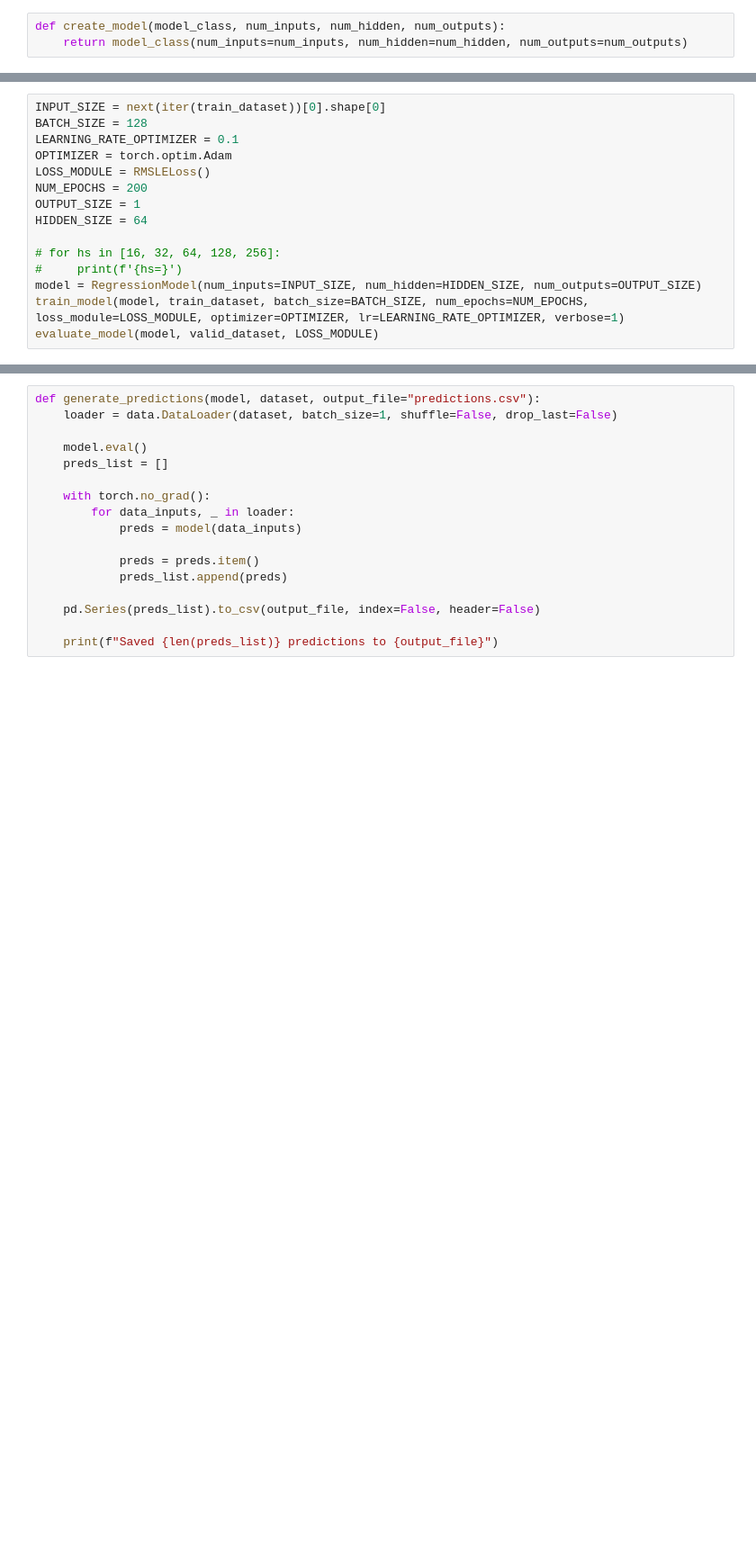
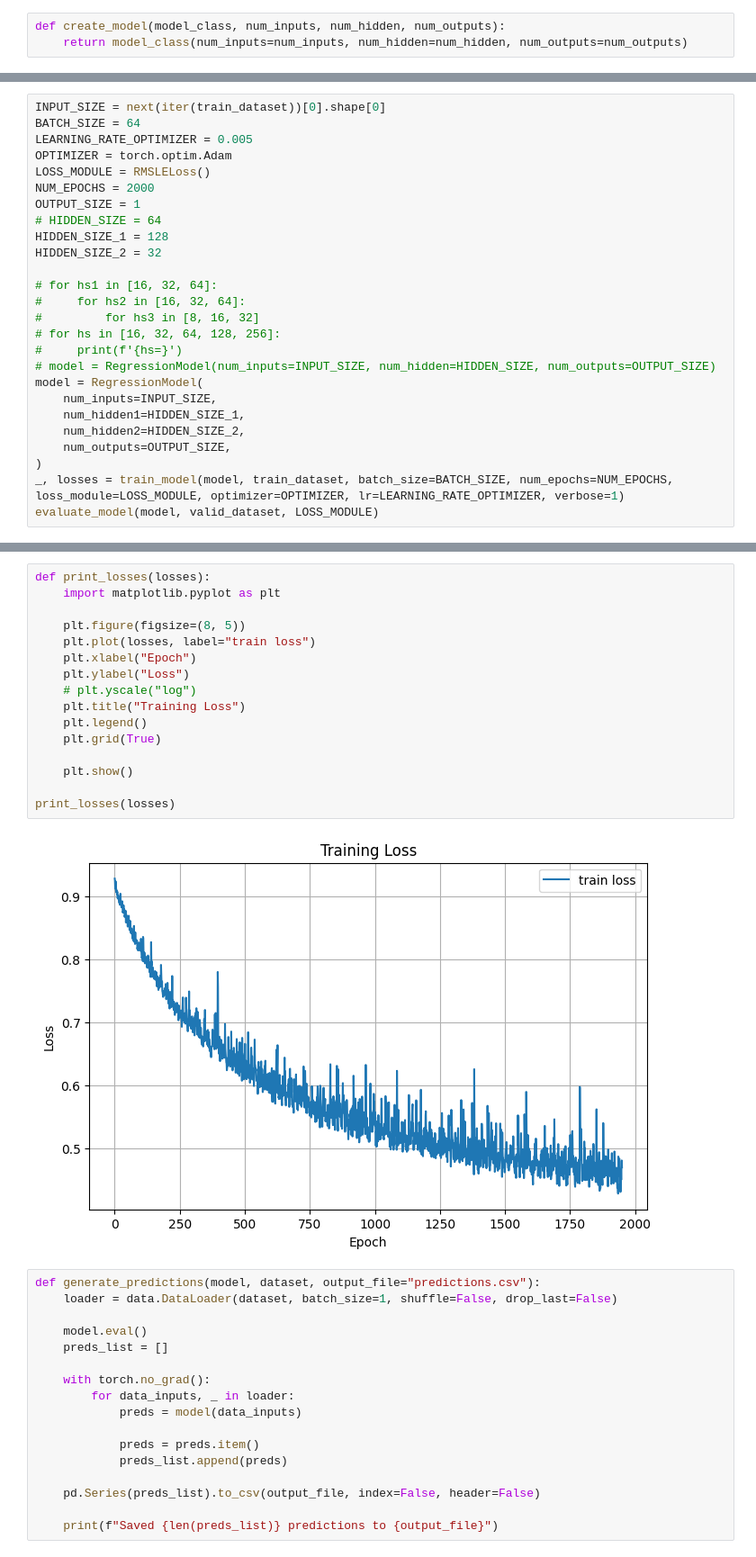
Before and after one commit to q3eq3e/Artificial-neural-networks-lab, a Jupyter notebook: cw1/bikes/bike_regression.ipynb, the cells around one changed output, grey strips where cells are left out. Shown at 90% size. Drawn from its saved outputs; the diff is of its cells as text; blank space fills up the shorter version.

Commit message:
stashing trash model

```diff
--- a/cw1/bikes/bike_regression.ipynb
+++ b/cw1/bikes/bike_regression.ipynb
@@ -214,16 +219,27 @@ def evaluate_model(model, test_dataset, loss_module):
 # %%
 INPUT_SIZE = next(iter(train_dataset))[0].shape[0]
-BATCH_SIZE = 128
-LEARNING_RATE_OPTIMIZER = 0.1
+BATCH_SIZE = 64
+LEARNING_RATE_OPTIMIZER = 0.005
 OPTIMIZER = torch.optim.Adam
 LOSS_MODULE = RMSLELoss()
-NUM_EPOCHS = 200
+NUM_EPOCHS = 2000
 OUTPUT_SIZE = 1
-HIDDEN_SIZE = 64
+# HIDDEN_SIZE = 64
+HIDDEN_SIZE_1 = 128
+HIDDEN_SIZE_2 = 32
 
+# for hs1 in [16, 32, 64]:
+#     for hs2 in [16, 32, 64]:
+#         for hs3 in [8, 16, 32]
 # for hs in [16, 32, 64, 128, 256]:
 #     print(f'{hs=}')
-model = RegressionModel(num_inputs=INPUT_SIZE, num_hidden=HIDDEN_SIZE, num_outputs=OUTPUT_SIZE)
-train_model(model, train_dataset, batch_size=BATCH_SIZE, num_epochs=NUM_EPOCHS, loss_module=LOSS_MODULE, optimizer=OPTIMIZER, lr=LEARNING_RATE_OPTIMIZER, verbose=1)
+# model = RegressionModel(num_inputs=INPUT_SIZE, num_hidden=HIDDEN_SIZE, num_outputs=OUTPUT_SIZE)
+model = RegressionModel(
+    num_inputs=INPUT_SIZE,
+    num_hidden1=HIDDEN_SIZE_1,
+    num_hidden2=HIDDEN_SIZE_2,
+    num_outputs=OUTPUT_SIZE,
+)
+_, losses = train_model(model, train_dataset, batch_size=BATCH_SIZE, num_epochs=NUM_EPOCHS, loss_module=LOSS_MODULE, optimizer=OPTIMIZER, lr=LEARNING_RATE_OPTIMIZER, verbose=1)
 evaluate_model(model, valid_dataset, LOSS_MODULE)
 # %% [output]
@@ -241,3 +263,21 @@ Epoch: 180, loss: 0.583
+# %%
+def print_losses(losses):
+    import matplotlib.pyplot as plt
+
+    plt.figure(figsize=(8, 5))
+    plt.plot(losses, label="train loss")
+    plt.xlabel("Epoch")
+    plt.ylabel("Loss")
+    # plt.yscale("log")
+    plt.title("Training Loss")
+    plt.legend()
+    plt.grid(True)
+
+    plt.show()
+
+print_losses(losses)
+# %% [output]
+[figure, added]
 # %%
 def generate_predictions(model, dataset, output_file="predictions.csv"):
     loader = data.DataLoader(dataset, batch_size=1, shuffle=False, drop_last=False)
```
Also changed, not shown: parts of 6 cells of this notebook, 3 other files.
